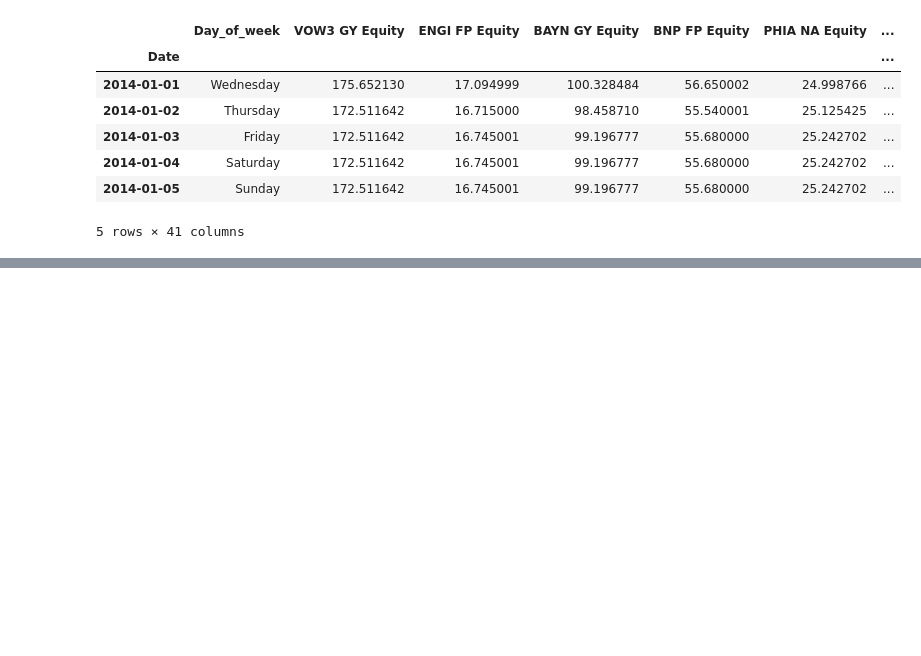
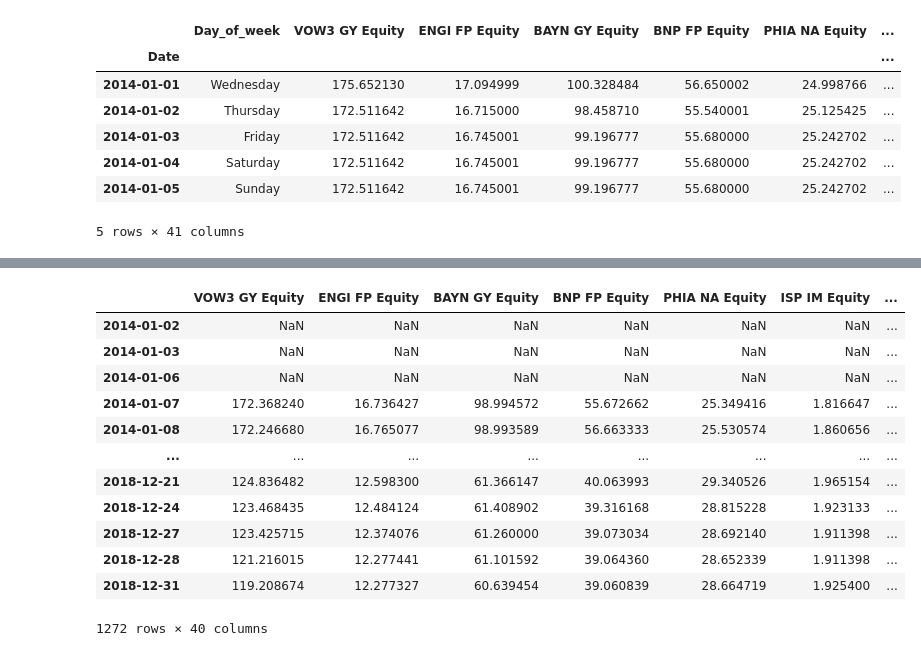
Before and after one commit to tommasograndi/portfolio-opt-with-BiLSTM-stock-preselection, a Jupyter notebook: datapreprocessing.ipynb, the cells around one changed output, grey strips where cells are left out. Drawn from its saved outputs; the diff is of its cells as text; code cells hidden in the pictures; blank space fills up the shorter version.

```diff
--- a/datapreprocessing.ipynb
+++ b/datapreprocessing.ipynb
@@ -210,0 +260,27 @@ X_close.loc[dates]
+# %%
+def tukey_biw_loc(series):
+    median = np.median(series)
+    MAD = np.median(np.abs(series - median))
+    c = 4.685  # Tukey's constant for consistency with the standard deviation
+    u = (series - median) / (c * MAD)
+    tukey_weights = np.where(np.abs(u) <= 1, (1 - u**2)**2, 0)
+    return np.sum(series * tukey_weights) / np.sum(tukey_weights)
+
+# Apply the function to all rolling columns of the DataFrame (except days of week)
+tukey_estimates = X_close.drop(['Day_of_week'], axis=1).rolling(window=4).apply(tukey_biw_loc)
+# %%
+tukey_estimates
+# %% [output]
+|  | VOW3 GY Equity | ENGI FP Equity | BAYN GY Equity | BNP FP Equity | PHIA NA Equity | ISP IM Equity | ... |
+| 2014-01-02 | NaN | NaN | NaN | NaN | NaN | NaN | ... |
+| 2014-01-03 | NaN | NaN | NaN | NaN | NaN | NaN | ... |
+| 2014-01-06 | NaN | NaN | NaN | NaN | NaN | NaN | ... |
+| 2014-01-07 | 172.368240 | 16.736427 | 98.994572 | 55.672662 | 25.349416 | 1.816647 | ... |
+| 2014-01-08 | 172.246680 | 16.765077 | 98.993589 | 56.663333 | 25.530574 | 1.860656 | ... |
+| ... | ... | ... | ... | ... | ... | ... | ... |
+| 2018-12-21 | 124.836482 | 12.598300 | 61.366147 | 40.063993 | 29.340526 | 1.965154 | ... |
+| 2018-12-24 | 123.468435 | 12.484124 | 61.408902 | 39.316168 | 28.815228 | 1.923133 | ... |
+| 2018-12-27 | 123.425715 | 12.374076 | 61.260000 | 39.073034 | 28.692140 | 1.911398 | ... |
+| 2018-12-28 | 121.216015 | 12.277441 | 61.101592 | 39.064360 | 28.652339 | 1.911398 | ... |
+| 2018-12-31 | 119.208674 | 12.277327 | 60.639454 | 39.060839 | 28.664719 | 1.925400 | ... |
+1272 rows × 40 columns
```
Also changed, not shown: parts of 18 cells of this notebook.
